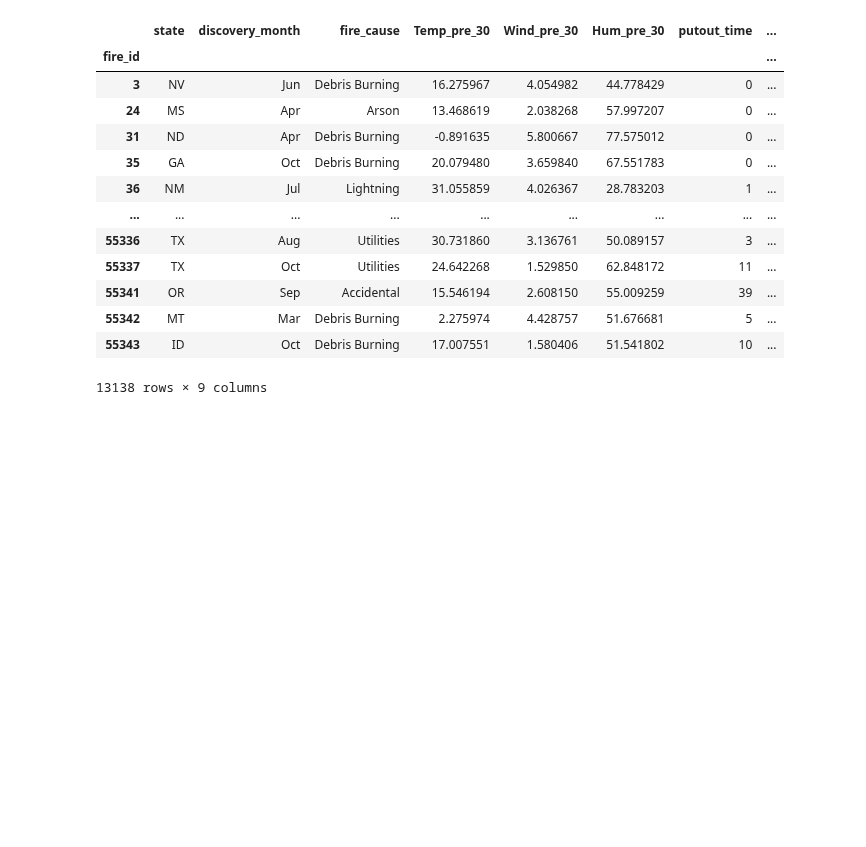
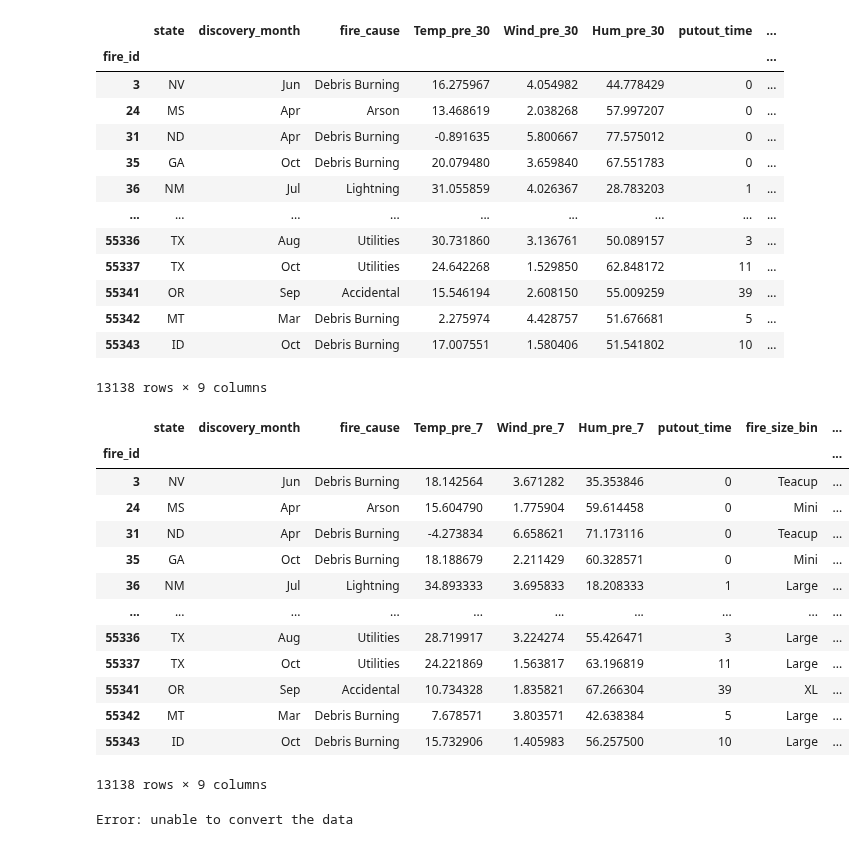
Before and after one commit to goatgirl86/Final_Project_Wildfires, a Jupyter notebook: sql_database/fire_database_sql_info.ipynb, the cells around one changed output. Cells and saved outputs as stored; diff of their text form; code cells hidden in the pictures; blank space fills up the shorter version.

Commit message:
attempts for sql in python and combined tables

```diff
--- a/sql_database/fire_database_sql_info.ipynb
+++ b/sql_database/fire_database_sql_info.ipynb
@@ -257,30 +209,20 @@ wildfire_details_30_db
 # %%
-# # Connect to sql database
-# db_string = f"postgresql://postgres:{db_password}@127.0.0.1:5432/Wild_Fires"
-# engine = create_engine(db_string)
-
-# # define your database query
-# query = """
-# SELECT fc.fire_id,
-#         fl.state,
-#         fi.discovery_month,
-#         fi.fire_cause,
-#         wd."Temp_pre_30",
-#         wd."Wind_pre_30",
-#         wd."Hum_pre_30",
-#         fi.putout_time,
-#         fc.fire_size_bin,
-#         fc.fire_size_bin_no
-#     INTO wildfire_details_30
-#     FROM fire_category AS fc
-#         INNER JOIN fire_location AS fl
-#             ON (fc.fire_id = fl.fire_id)
-#         INNER JOIN fire_info AS fi
-#             ON (fc.fire_id = fi.fire_id)
-#         INNER JOIN weather_data AS wd
-#             ON (fc.fire_id = wd.fire_id);
-# """
-
-# # access the database with the query and return a dataframe
-# wildfire_details_30 = pd.read_sql_query(query, engine.connect())
+#import table from sql database after join in PGAdmin(SQL)
+wildfire_details_7_db = pd.read_sql_table("wildfire_details_7", con=engine, index_col="fire_id")
+wildfire_details_7_db
+# %% [output]
+|  | state | discovery_month | fire_cause | Temp_pre_7 | Wind_pre_7 | Hum_pre_7 | putout_time | fire_size_bin | ... |
+| fire_id |  |  |  |  |  |  |  |  | ... |
+| 3 | NV | Jun | Debris Burning | 18.142564 | 3.671282 | 35.353846 | 0 | Teacup | ... |
+| 24 | MS | Apr | Arson | 15.604790 | 1.775904 | 59.614458 | 0 | Mini | ... |
+| 31 | ND | Apr | Debris Burning | -4.273834 | 6.658621 | 71.173116 | 0 | Teacup | ... |
+| 35 | GA | Oct | Debris Burning | 18.188679 | 2.211429 | 60.328571 | 0 | Mini | ... |
+| 36 | NM | Jul | Lightning | 34.893333 | 3.695833 | 18.208333 | 1 | Large | ... |
+| ... | ... | ... | ... | ... | ... | ... | ... | ... | ... |
+| 55336 | TX | Aug | Utilities | 28.719917 | 3.224274 | 55.426471 | 3 | Large | ... |
+| 55337 | TX | Oct | Utilities | 24.221869 | 1.563817 | 63.196819 | 11 | Large | ... |
+| 55341 | OR | Sep | Accidental | 10.734328 | 1.835821 | 67.266304 | 39 | XL | ... |
+| 55342 | MT | Mar | Debris Burning | 7.678571 | 3.803571 | 42.638384 | 5 | Large | ... |
+| 55343 | ID | Oct | Debris Burning | 15.732906 | 1.405983 | 56.257500 | 10 | Large | ... |
+13138 rows × 9 columns
 # %%
@@ -308,0 +233,27 @@ wildfire_details_30_db
+# %%
+# Attempt 1 using pd.read_sql_query with create_engine
+
+# Connect to sql database
+db_string = f"postgresql://postgres:{db_password}@127.0.0.1:5432/Wild_Fires"
+engine = create_engine(db_string)
+
+# Create try statement with query
+try:
+    SQL_Query = pd.read_sql_query(
+        '''
+            SELECT fc.fire_id,
+                    fl.state,
+                    fc.fire_size_bin,
+                    fc.fire_size_bin_no
+                INTO wildfire_details_30
+                FROM fire_category AS fc
+                    INNER JOIN fire_location AS fl
+                        ON (fc.fire_id = fl.fire_id);
+''', engine)
+    df = pd.DataFrame(SQL_Query, columns=['fire_id', 'state','fire_size_bin', 'fire_size_bin_no'])
+    print(df)
+    print('The data type of df is: ', type(df))
+except:
+    print("Error: unable to convert the data")
+# %% [output]
+Error: unable to convert the data
```
Also changed, not shown: parts of 9 cells of this notebook, 3 other files.
